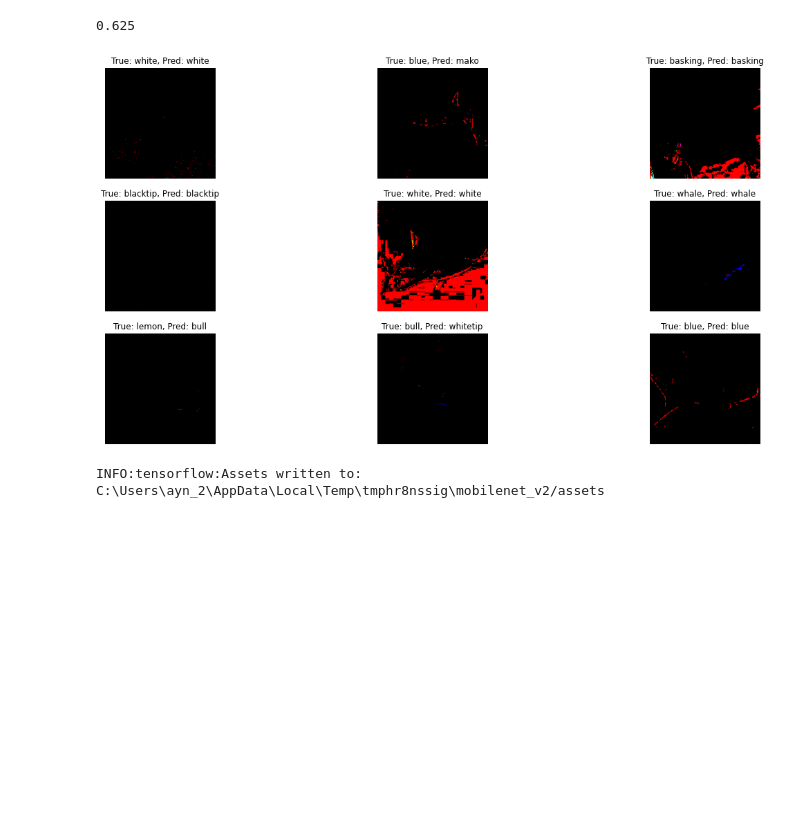
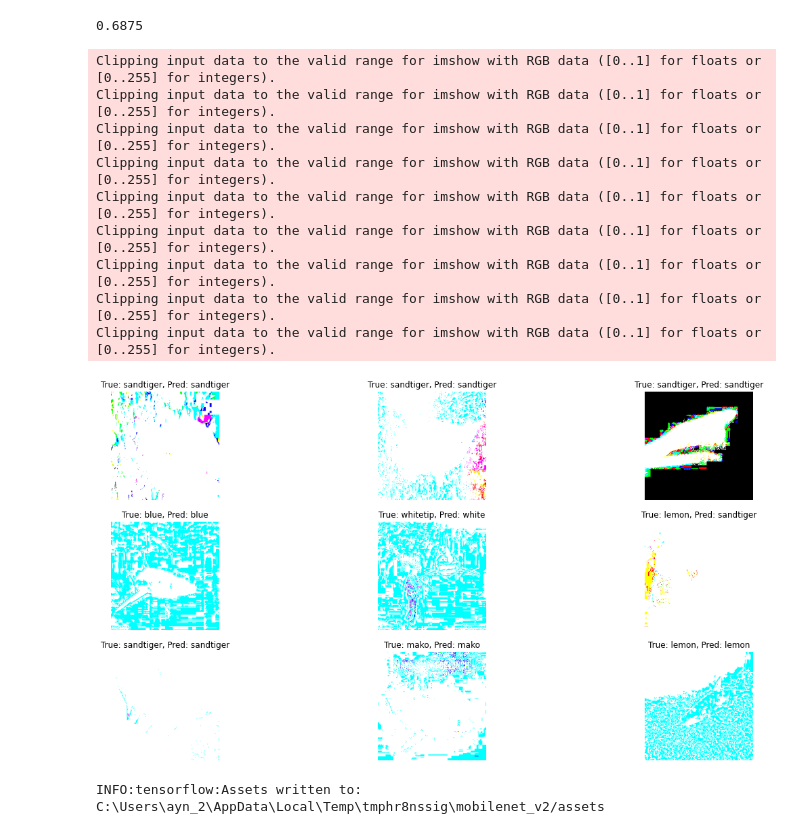
Before and after one commit to creatornadiran/SharkClassificationModels, a Jupyter notebook: src/shark-classifier-with-tf.ipynb, the cells around one changed output. Cells and saved outputs as stored; diff of their text form; code cells hidden in the pictures; blank space fills up the shorter version.

```diff
--- a/src/shark-classifier-with-tf.ipynb
+++ b/src/shark-classifier-with-tf.ipynb
@@ -130,7 +87,0 @@ final_test = val_ds.map(lambda x,y:(normalize_image(x),y))
-# %%
-plt.figure(figsize=(15, 15))
-for i in range(9):
-  ax = plt.subplot(3, 3, i+1)
-  for (image, label) in tfds.as_numpy(final_train.take(78)):
-    plt.imshow((image[0]+1)/2)
-    plt.axis("off")
@@ -143,6 +97,6 @@ final_train = final_train.prefetch(buffer_size=tf.data.experimental.AUTOTUNE)
 # %%
 def create_model():
-    model = tf.keras.applications.MobileNetV3Small(input_shape=(IMG_SIZE, IMG_SIZE, 3), weights='imagenet', include_top=False)
+    model = tf.keras.applications.MobileNetV3Small(input_shape=(IMG_SIZE, IMG_SIZE, 3), weights='imagenet', include_top=False, include_preprocessing= True)
     # Freeze Layers
     for layer in model.layers:
         layer.trainable = False
@@ -157,11 +111,9 @@ def create_model():
     model = tf.keras.models.Model(inputs=model.input, outputs=predicition)
 
     # Compile the model
-    model.compile(
-      loss=tf.keras.losses.SparseCategoricalCrossentropy(from_logits=False),
-      optimizer=tf.keras.optimizers.SGD(),
-      metrics=['accuracy']
-    )
+    optimizer=tf.keras.optimizers.SGD()
+    model.compile(loss='sparse_categorical_crossentropy', optimizer=optimizer, metrics=['accuracy'])
+
     return model
 # %%
 model = create_model()
@@ -217,12 +153,13 @@ cp_callback = tf.keras.callbacks.ModelCheckpoint(filepath=checkpoint_path,
                                                  verbose=1)
 
 # Train Model
-history = model.fit(
-    final_train.repeat(),
-    epochs = 10,
-    steps_per_epoch = 1240 // BATCH_SIZE,
-    validation_data=final_test.repeat(),
-    validation_steps = 309 // BATCH_SIZE,
-    callbacks=[early_stopping, lr_callback, cp_callback]
-)
+with tf.device('/device:GPU:0'):
+  history = model.fit(
+      train_ds.repeat(),
+      epochs = 50,
+      steps_per_epoch = 1240 // BATCH_SIZE,
+      validation_data=val_ds.repeat(),
+      validation_steps = 309 // BATCH_SIZE,
+      callbacks=[early_stopping, lr_callback, cp_callback]
+  )
 # %% [output]
@@ -246,24 +183,33 @@ Epoch 00010: val_loss improved from 1.01692 to 1.00860, saving model to model_ch
-# %%
-from sklearn.metrics import accuracy_score
-image_batch, label_batch = final_test.as_numpy_iterator().next()
-predictions = model.predict_on_batch(image_batch)
-
-prediction_classes = np.argmax(predictions, axis=1)
-acc = accuracy_score(prediction_classes, label_batch)
-acc
-# %% [output]
-0.625
+# %%
+from sklearn.metrics import accuracy_score
+image_batch, label_batch = val_ds.as_numpy_iterator().next()
+predictions = model.predict_on_batch(image_batch)
+
+prediction_classes = np.argmax(predictions, axis=1)
+acc = accuracy_score(prediction_classes, label_batch)
+acc
+# %% [output]
+0.6875
 # %%
 labels = ["basking", "blacktip", "blue", "bull", "hammerhead", "lemon","mako", "nurse", "sandtiger", "thresher","tiger", "whale", "white", "whitetip"]
 plt.figure(figsize=(20, 10))
 for i in range(9):
   msg = "True: " + str(labels[label_batch[i]]) + ", " + "Pred: " + str(labels[np.argmax(predictions[i])])
   ax = plt.subplot(3, 3, i + 1)
-  plt.imshow(image_batch[i].astype("uint8"))
+  plt.imshow(image_batch[i])
   plt.title(msg)
   plt.axis("off")
 # %% [output]
+Clipping input data to the valid range for imshow with RGB data ([0..1] for floats or [0..255] for integers).
+Clipping input data to the valid range for imshow with RGB data ([0..1] for floats or [0..255] for integers).
+Clipping input data to the valid range for imshow with RGB data ([0..1] for floats or [0..255] for integers).
+Clipping input data to the valid range for imshow with RGB data ([0..1] for floats or [0..255] for integers).
+Clipping input data to the valid range for imshow with RGB data ([0..1] for floats or [0..255] for integers).
+Clipping input data to the valid range for imshow with RGB data ([0..1] for floats or [0..255] for integers).
+Clipping input data to the valid range for imshow with RGB data ([0..1] for floats or [0..255] for integers).
+Clipping input data to the valid range for imshow with RGB data ([0..1] for floats or [0..255] for integers).
+Clipping input data to the valid range for imshow with RGB data ([0..1] for floats or [0..255] for integers).
-[figure, old version]
+[figure, new version]
 # %%
 import tempfile
 tmpdir = tempfile.mkdtemp()
```
Also changed, not shown: parts of 16 cells of this notebook.
